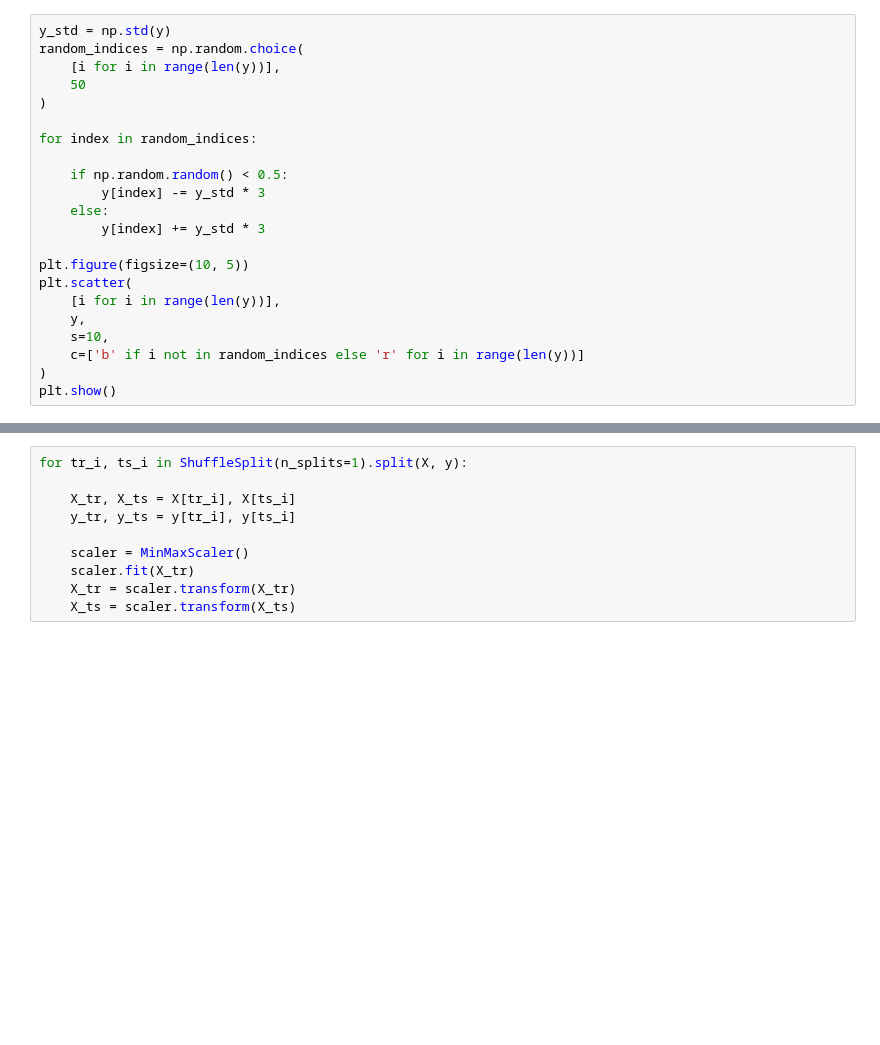
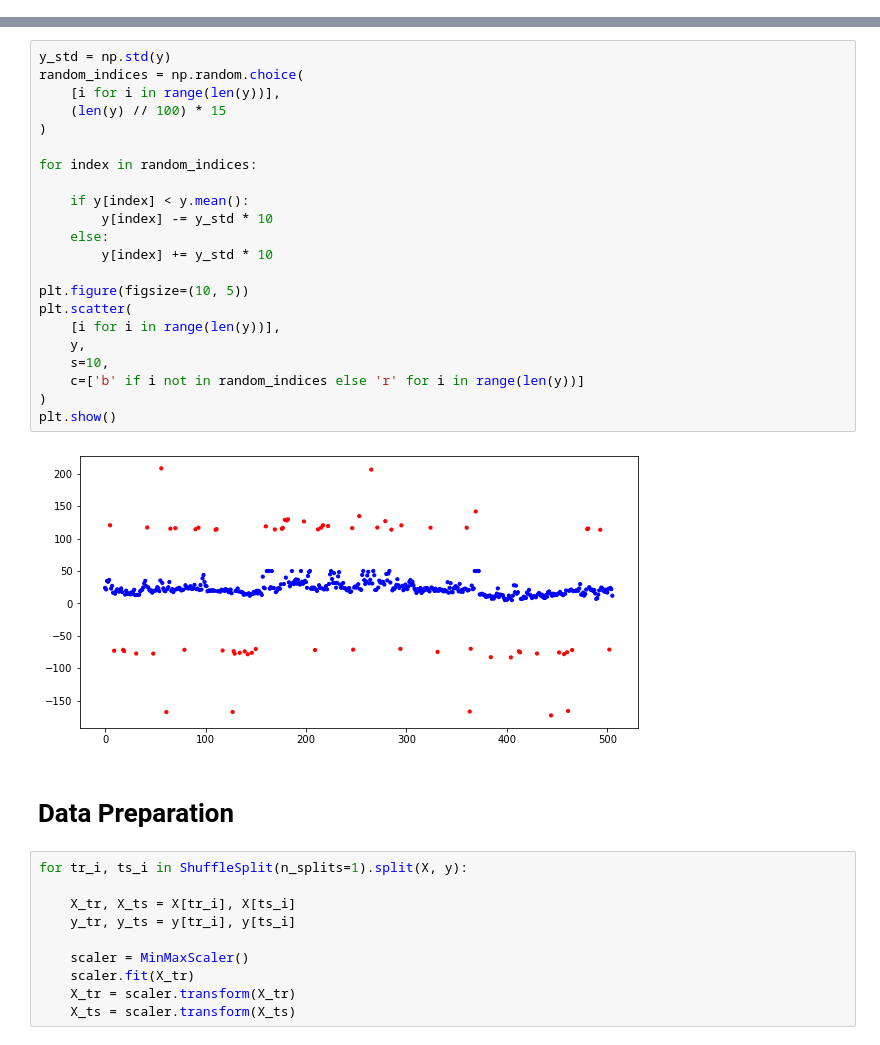
Before and after one commit to vb690/bayesian_ANN, a Jupyter notebook: notebooks/gaussian_student_regression.ipynb, the cells around one changed output, grey strips where cells are left out. Saved outputs shown, nothing was run; the diff lists cells and outputs as text; blank space fills up the shorter version.

```diff
--- a/notebooks/gaussian_student_regression.ipynb
+++ b/notebooks/gaussian_student_regression.ipynb
@@ -36,22 +24,0 @@ plt.show()
-# %%
-y_std = np.std(y)
-random_indices = np.random.choice(
-    [i for i in range(len(y))],
-    50
-)
-
-for index in random_indices:
-
-    if np.random.random() < 0.5:
-        y[index] -= y_std * 3
-    else:
-        y[index] += y_std * 3
-
-plt.figure(figsize=(10, 5))
-plt.scatter(
-    [i for i in range(len(y))],
-    y,
-    s=10,
-    c=['b' if i not in random_indices else 'r' for i in range(len(y))]
-)
-plt.show()
@@ -62,3 +57,29 @@ plt.show()
+# %%
+y_std = np.std(y)
+random_indices = np.random.choice(
+    [i for i in range(len(y))],
+    (len(y) // 100) * 15
+)
+
+for index in random_indices:
+
+    if y[index] < y.mean():
+        y[index] -= y_std * 10
+    else:
+        y[index] += y_std * 10
+
+plt.figure(figsize=(10, 5))
+plt.scatter(
+    [i for i in range(len(y))],
+    y,
+    s=10,
+    c=['b' if i not in random_indices else 'r' for i in range(len(y))]
+)
+plt.show()
+# %% [output]
+[figure, added]
+# %% [markdown]
+# Data Preparation
 # %%
 for tr_i, ts_i in ShuffleSplit(n_splits=1).split(X, y):
 
```
Also changed, not shown: parts of 14 cells of this notebook.
